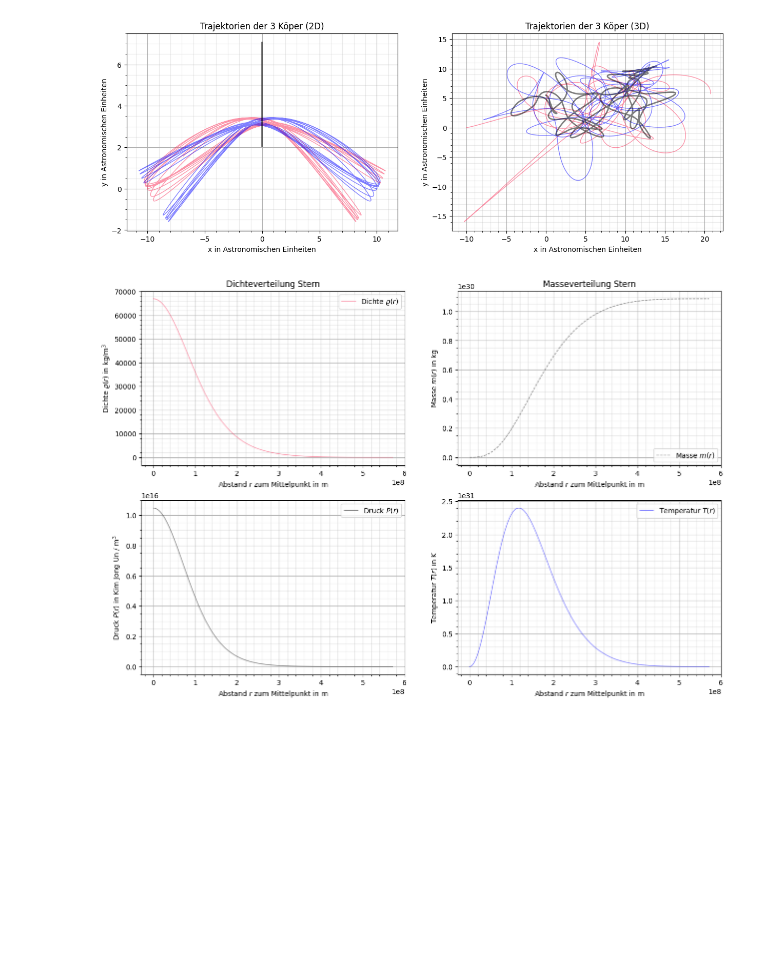
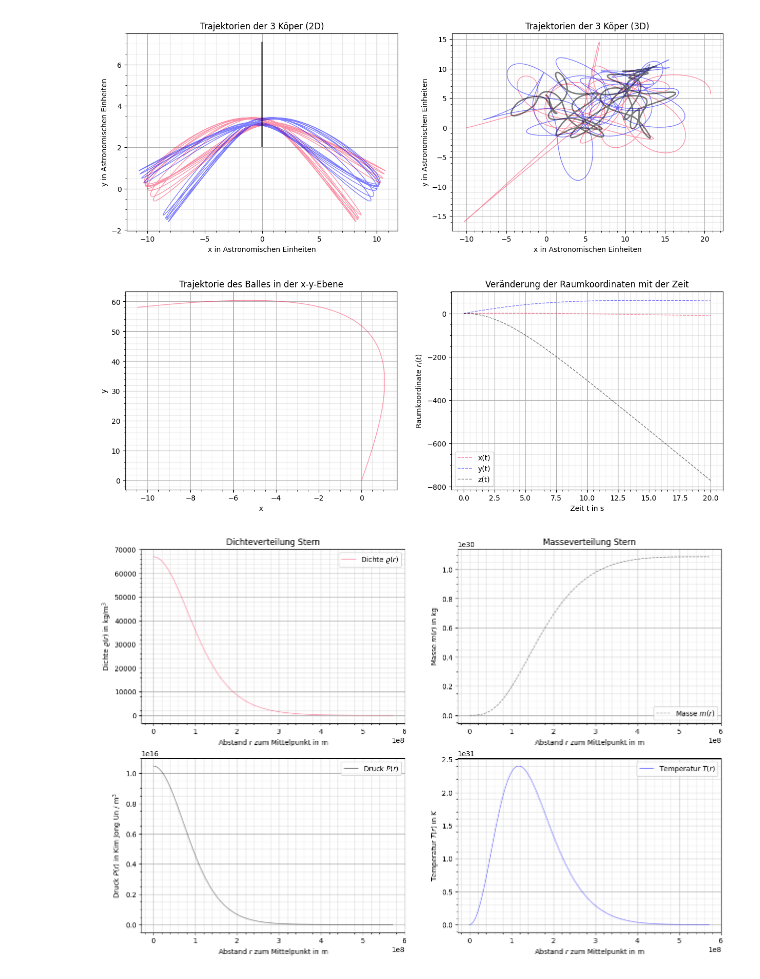
Before and after one commit to CVC97/CWR-2023-FFA, a Jupyter notebook: data/data_visualization.ipynb, the cells around one changed output. Saved outputs shown, nothing was run; the diff lists cells and outputs as text; code cells hidden in the pictures; blank space fills up the shorter version.

```diff
--- a/data/data_visualization.ipynb
+++ b/data/data_visualization.ipynb
@@ -482,6 +482,41 @@ plt.savefig('./visualizations/A17_Three_Body.pdf', facecolor = 'white', bbox_inc
 plt.show()
 # %% [output]
 [figure]
+# %%
+# Aufgabe 18 - Magnus-Effekt
+A18_Magnus_data = np.loadtxt("A18_Magnus_Effekt.csv", delimiter = ",", skiprows = 1)
+
+fig, ax = plt.subplots(1, 2, figsize=(15,5))
+
+ax[0].set_xlabel(r'x')
+ax[0].set_ylabel(r'y')
+ax[0].grid()
+ax[0].grid(which='minor', color = '#999999', alpha = 0.2, linestyle = '-')
+ax[0].minorticks_on()
+
+ax[0].plot(A18_Magnus_data[:,1], A18_Magnus_data[:,2], color = 'xkcd:red pink', alpha = 0.5, linewidth = 1)
+
+ax[0].set_title(r"Trajektorie des Balles in der x-y-Ebene")
+
+
+ax[1].set_xlabel(r'Zeit t in s')
+ax[1].set_ylabel(r'Raumkoordinate $r_i(t)$')
+ax[1].grid()
+ax[1].grid(which='minor', color = '#999999', alpha = 0.2, linestyle = '-')
+ax[1].minorticks_on()
+
+ax[1].plot(A18_Magnus_data[:,0], A18_Magnus_data[:,1], color = 'xkcd:red pink', alpha = 0.5, linewidth = 1, linestyle = '--', label = r'x(t)')
+ax[1].plot(A18_Magnus_data[:,0], A18_Magnus_data[:,2], color = 'blue', alpha = 0.5, linewidth = 1, linestyle = '--', label = r'y(t)')
+ax[1].plot(A18_Magnus_data[:,0], A18_Magnus_data[:,3], color = 'black', alpha = 0.5, linewidth = 1, linestyle = '--', label = r'z(t)')
+
+ax[1].set_title(r"Veränderung der Raumkoordinaten mit der Zeit")
+ax[1].legend()
+ax[1].legend(loc="lower left")
+
+plt.savefig('./visualizations/A18_Magnus_Effekt.pdf', facecolor = 'white', bbox_inches='tight')
+plt.show()
+# %% [output]
+[figure, added]
 # %%
 # Aufgabe 19 - Dichteverteilung Stern
 A19_Dichteverteilung_Stern_data = np.loadtxt("A19_Dichteverteilung.csv", delimiter = ",", skiprows = 1)
```
Also changed, not shown: 4 other files.
